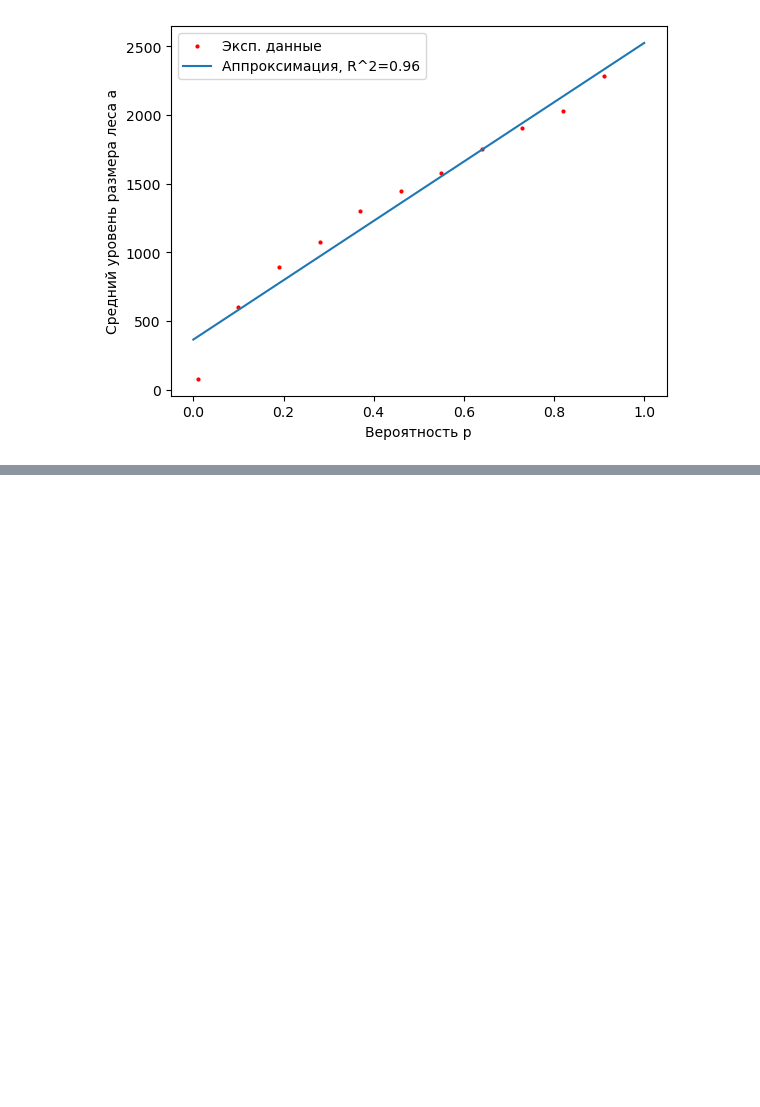
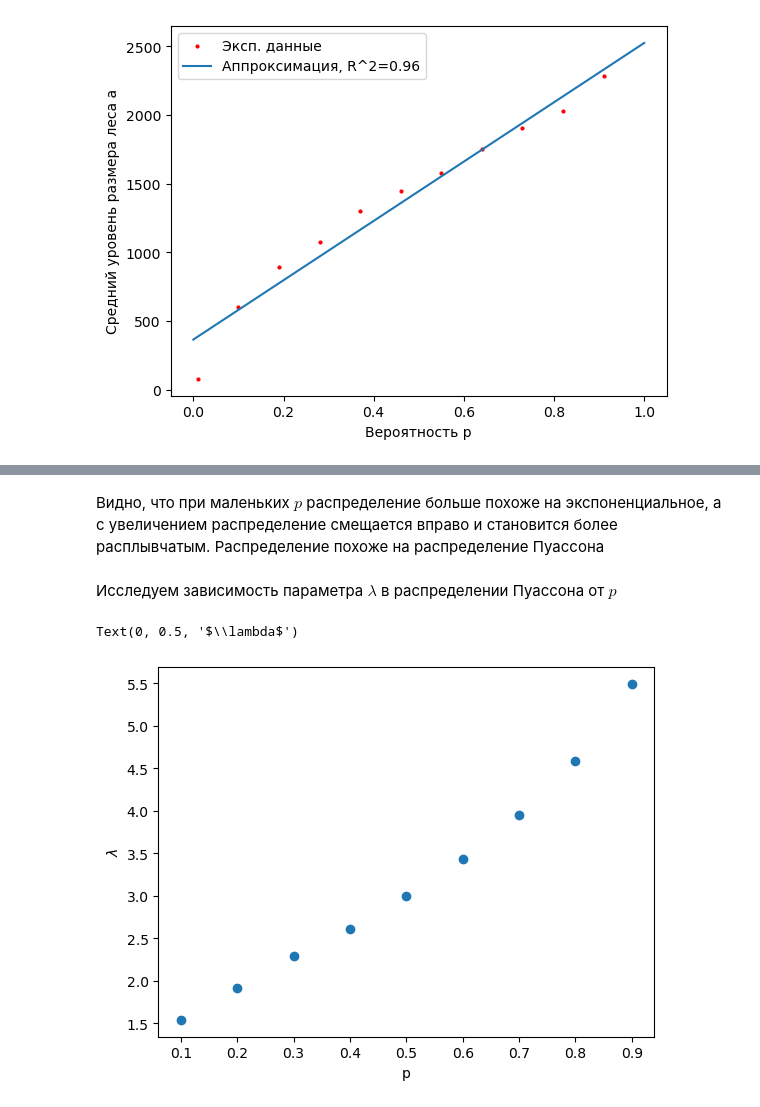
Before and after one commit to EHAT32/mathModelling, a Jupyter notebook: hw2/lab.ipynb, the cells around one changed output, grey strips where cells are left out. Cells and saved outputs as stored; diff of their text form; code cells hidden in the pictures; blank space fills up the shorter version.

```diff
--- a/hw2/lab.ipynb
+++ b/hw2/lab.ipynb
@@ -118,0 +161,11 @@ plt.legend()
+# %% [markdown]
+Видно, что при маленьких $p$ распределение больше похоже на экспоненциальное, а с увеличением распределение смещается вправо и становится более расплывчатым. Распределение похоже на распределение Пуассона
+# %% [markdown]
+Исследуем зависимость параметра $\lambda$ в распределении Пуассона от $p$
+# %%
+plt.scatter(p_vals, lambda_vals)
+plt.xlabel("p")
+plt.ylabel(r"$\lambda$")
+# %% [output]
+Text(0, 0.5, '$\\lambda$')
+[figure, added]
```
Also changed, not shown: parts of 6 cells of this notebook, 1 other file.
